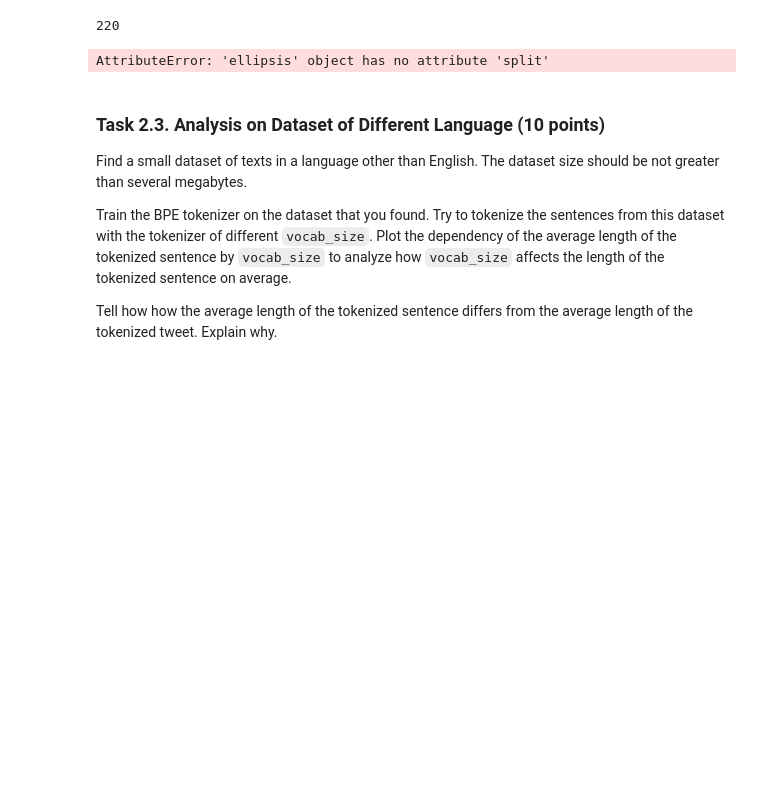
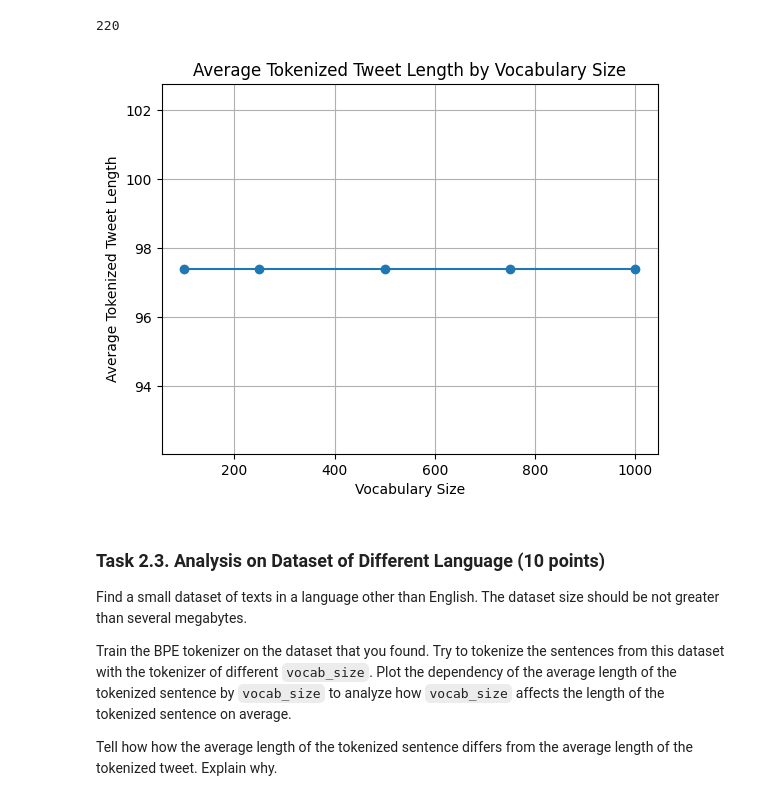
Before and after one commit to rootint/nlp-assignments, a Jupyter notebook: a1/Assignment1.ipynb, the cells around one changed output. Saved outputs shown, nothing was run; the diff lists cells and outputs as text; code cells hidden in the pictures; blank space fills up the shorter version.

```diff
--- a/a1/Assignment1.ipynb
+++ b/a1/Assignment1.ipynb
@@ -120,18 +120,3 @@ Implement the tokenizer as the BPETokenizer class:
 * Implement `tokenize` method that should tokenize the text according to the learnt merges (25 points).
 
 Your code should have docstrings and comments (10 points).
-# %%
-from typing import List
-
-class BPETokenizer:
-
-    def __init__(self, vocab_size: int) -> None:
-        self.vocab_size = vocab_size
-        ...
-
-
-    def train(self, corpus: List[str]) -> None:
-        ...
-
-    def tokenize(self, text: str) -> List[str]:
-        ...
@@ -152,30 +264,30 @@ print(len(tweets))
 # %%
 import matplotlib.pyplot as plt
 
 # Assuming `tweets` is a list of tweets loaded from the dataset
-tweets = [...]
+# tweets = [...]
 
 # Vocabulary sizes to test
 vocab_sizes = [100, 250, 500, 750, 1000]
 average_lengths = []
 
 for size in vocab_sizes:
     tokenizer = BPETokenizer(vocab_size=size)
     tokenizer.train(tweets)  # Train the tokenizer on the tweets
 
     tokenized_tweets = [tokenizer.tokenize(tweet) for tweet in tweets]
     avg_length = sum(len(tweet) for tweet in tokenized_tweets) / len(tokenized_tweets)
     average_lengths.append(avg_length)
 
 # Plotting the results
 plt.plot(vocab_sizes, average_lengths, marker='o')
 plt.title('Average Tokenized Tweet Length by Vocabulary Size')
 plt.xlabel('Vocabulary Size')
 plt.ylabel('Average Tokenized Tweet Length')
 plt.grid(True)
 plt.show()
 # %% [output]
-AttributeError: 'ellipsis' object has no attribute 'split'
+[figure, added]
 # %% [markdown]
 ### Task 2.3. Analysis on Dataset of Different Language (10 points)
 
```
Also changed, not shown: parts of 1 cell of this notebook, 1 other file.
